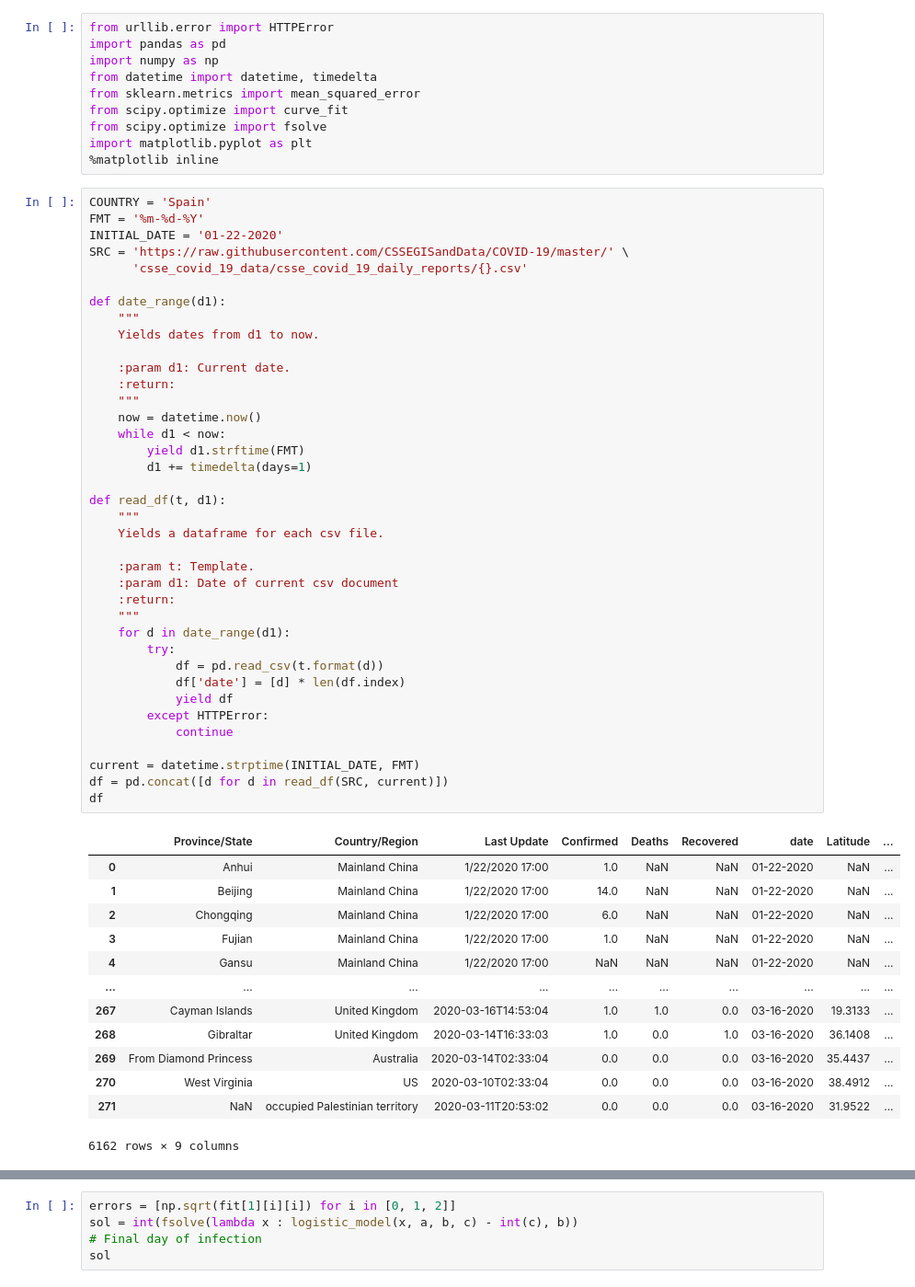
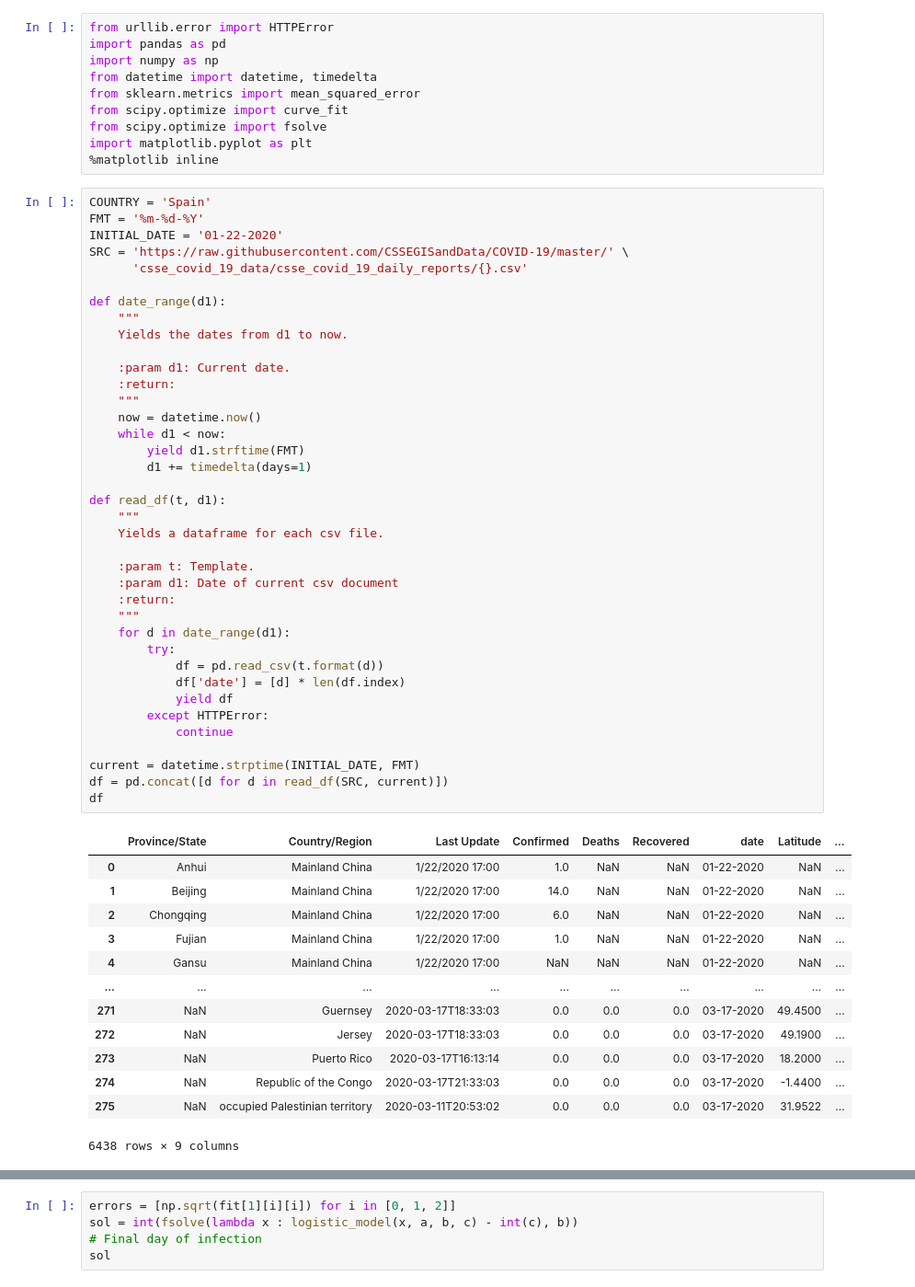
Before and after one commit to gmork2/covid-19, a Jupyter notebook: pred.ipynb, the cells around one changed output, grey strips where cells are left out. Shown at 92% size. Saved outputs shown, nothing was run; the diff lists cells and outputs as text.

```diff
--- a/pred.ipynb
+++ b/pred.ipynb
@@ -17,7 +17,7 @@ SRC = 'https://raw.githubusercontent.com/CSSEGISandData/COVID-19/master/' \
 
 def date_range(d1):
     """
-    Yields dates from d1 to now.
+    Yields the dates from d1 to now.
 
     :param d1: Current date.
     :return:
@@ -27,39 +27,39 @@ def date_range(d1):
         yield d1.strftime(FMT)
         d1 += timedelta(days=1)
 
 def read_df(t, d1):
     """
     Yields a dataframe for each csv file.
 
     :param t: Template.
     :param d1: Date of current csv document
     :return:
     """
     for d in date_range(d1):
         try:
             df = pd.read_csv(t.format(d))
             df['date'] = [d] * len(df.index)
             yield df
         except HTTPError:
             continue
 
 current = datetime.strptime(INITIAL_DATE, FMT)
 df = pd.concat([d for d in read_df(SRC, current)])
 df
 # %% [output]
 |  | Province/State | Country/Region | Last Update | Confirmed | Deaths | Recovered | date | Latitude | ... |
 | 0 | Anhui | Mainland China | 1/22/2020 17:00 | 1.0 | NaN | NaN | 01-22-2020 | NaN | ... |
 | 1 | Beijing | Mainland China | 1/22/2020 17:00 | 14.0 | NaN | NaN | 01-22-2020 | NaN | ... |
 | 2 | Chongqing | Mainland China | 1/22/2020 17:00 | 6.0 | NaN | NaN | 01-22-2020 | NaN | ... |
 | 3 | Fujian | Mainland China | 1/22/2020 17:00 | 1.0 | NaN | NaN | 01-22-2020 | NaN | ... |
 | 4 | Gansu | Mainland China | 1/22/2020 17:00 | NaN | NaN | NaN | 01-22-2020 | NaN | ... |
 | ... | ... | ... | ... | ... | ... | ... | ... | ... | ... |
-| 267 | Cayman Islands | United Kingdom | 2020-03-16T14:53:04 | 1.0 | 1.0 | 0.0 | 03-16-2020 | 19.3133 | ... |
-| 268 | Gibraltar | United Kingdom | 2020-03-14T16:33:03 | 1.0 | 0.0 | 1.0 | 03-16-2020 | 36.1408 | ... |
-| 269 | From Diamond Princess | Australia | 2020-03-14T02:33:04 | 0.0 | 0.0 | 0.0 | 03-16-2020 | 35.4437 | ... |
-| 270 | West Virginia | US | 2020-03-10T02:33:04 | 0.0 | 0.0 | 0.0 | 03-16-2020 | 38.4912 | ... |
-| 271 | NaN | occupied Palestinian territory | 2020-03-11T20:53:02 | 0.0 | 0.0 | 0.0 | 03-16-2020 | 31.9522 | ... |
+| 271 | NaN | Guernsey | 2020-03-17T18:33:03 | 0.0 | 0.0 | 0.0 | 03-17-2020 | 49.4500 | ... |
+| 272 | NaN | Jersey | 2020-03-17T18:33:03 | 0.0 | 0.0 | 0.0 | 03-17-2020 | 49.1900 | ... |
+| 273 | NaN | Puerto Rico | 2020-03-17T16:13:14 | 0.0 | 0.0 | 0.0 | 03-17-2020 | 18.2000 | ... |
+| 274 | NaN | Republic of the Congo | 2020-03-17T21:33:03 | 0.0 | 0.0 | 0.0 | 03-17-2020 | -1.4400 | ... |
+| 275 | NaN | occupied Palestinian territory | 2020-03-11T20:53:02 | 0.0 | 0.0 | 0.0 | 03-17-2020 | 31.9522 | ... |
-6162 rows × 9 columns
+6438 rows × 9 columns
 # %%
 filter_by_country = df['Country/Region'] == COUNTRY
 df_sp = df[filter_by_country]
```
Also changed, not shown: parts of 6 cells of this notebook, 1 other file.
